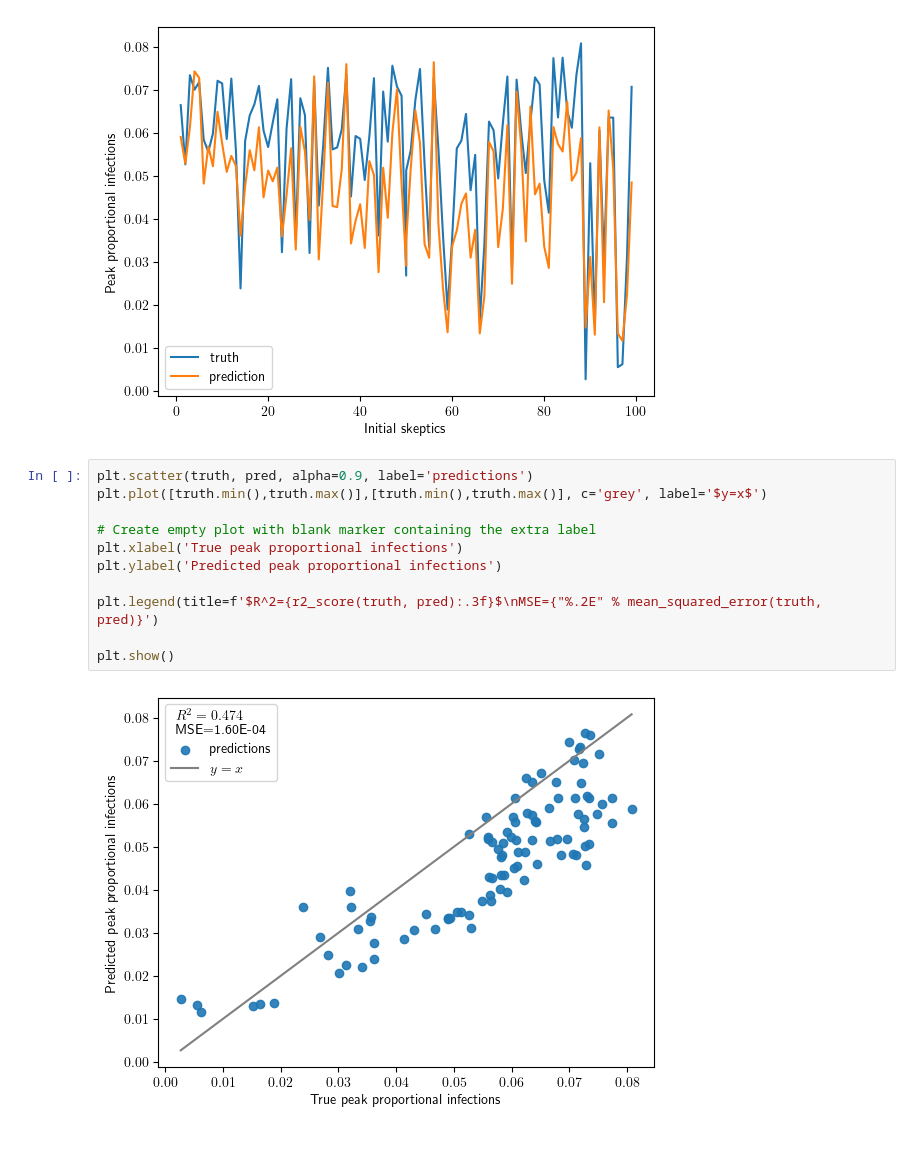
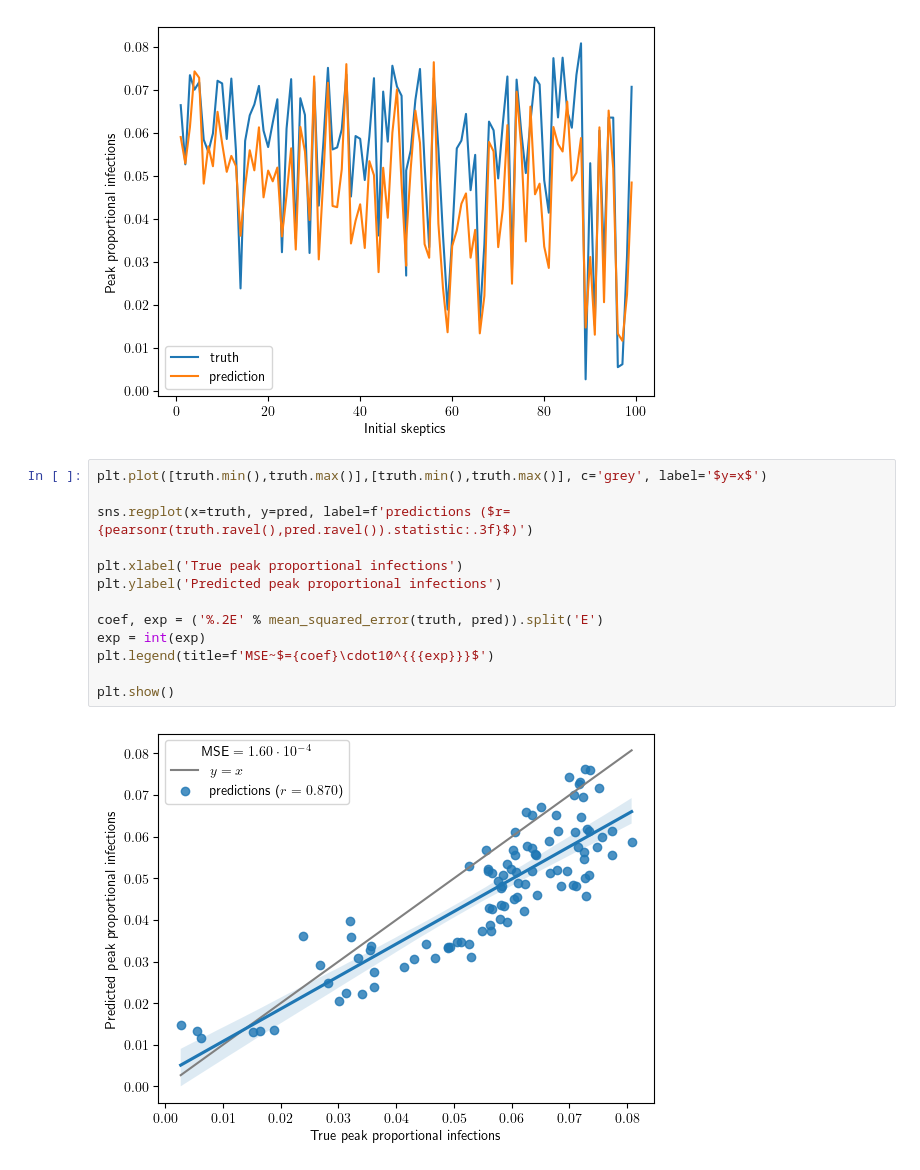
Before and after one commit to gkim65/FRED_misinformation, a Jupyter notebook: gp.ipynb, the cells around one changed output. Cells and saved outputs as stored; diff of their text form.

Commit message:
i lied, actual final error plots

```diff
--- a/gp.ipynb
+++ b/gp.ipynb
@@ -494,15 +495,17 @@ plt.show()
 # %% [output]
 [figure]
 # %%
-plt.scatter(truth, pred, alpha=0.9, label='predictions')
 plt.plot([truth.min(),truth.max()],[truth.min(),truth.max()], c='grey', label='$y=x$')
 
-# Create empty plot with blank marker containing the extra label
+sns.regplot(x=truth, y=pred, label=f'predictions ($r={pearsonr(truth.ravel(),pred.ravel()).statistic:.3f}$)')
+
 plt.xlabel('True peak proportional infections')
 plt.ylabel('Predicted peak proportional infections')
 
-plt.legend(title=f'$R^2={r2_score(truth, pred):.3f}$\nMSE={"%.2E" % mean_squared_error(truth, pred)}')
+coef, exp = ('%.2E' % mean_squared_error(truth, pred)).split('E')
+exp = int(exp)
+plt.legend(title=f'MSE~$={coef}\cdot10^{{{exp}}}$')
 
 plt.show()
 # %% [output]
-[figure, old version]
+[figure, new version]
```
Also changed, not shown: parts of 1 cell of this notebook, 2 other files.
